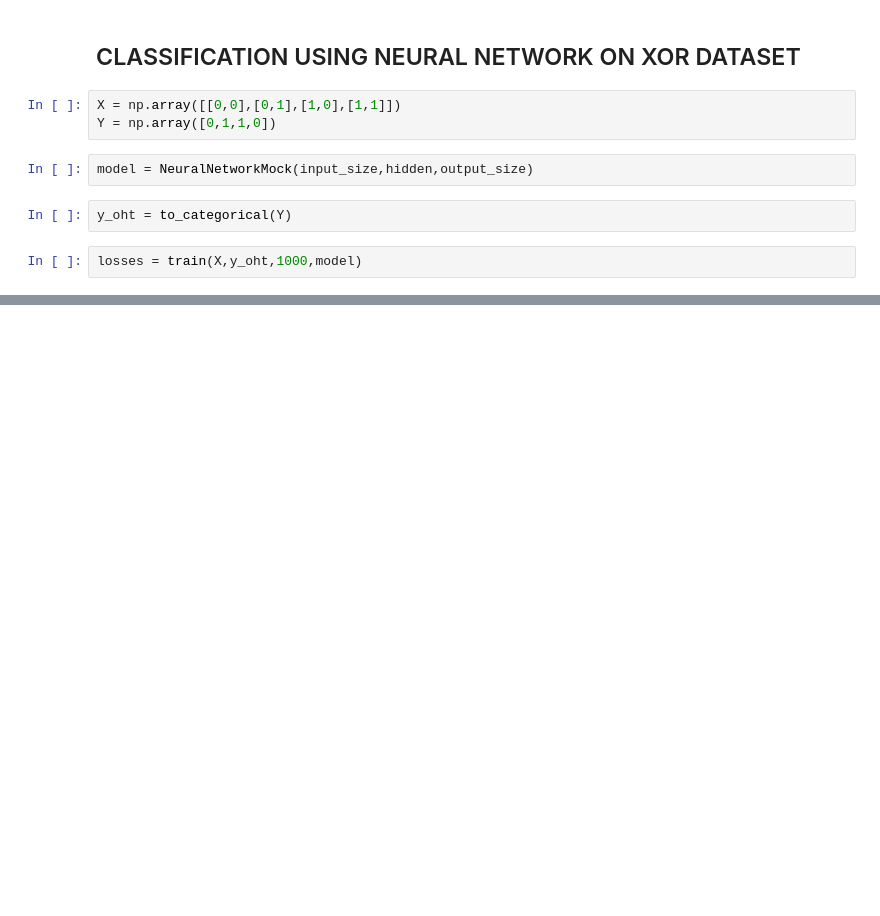
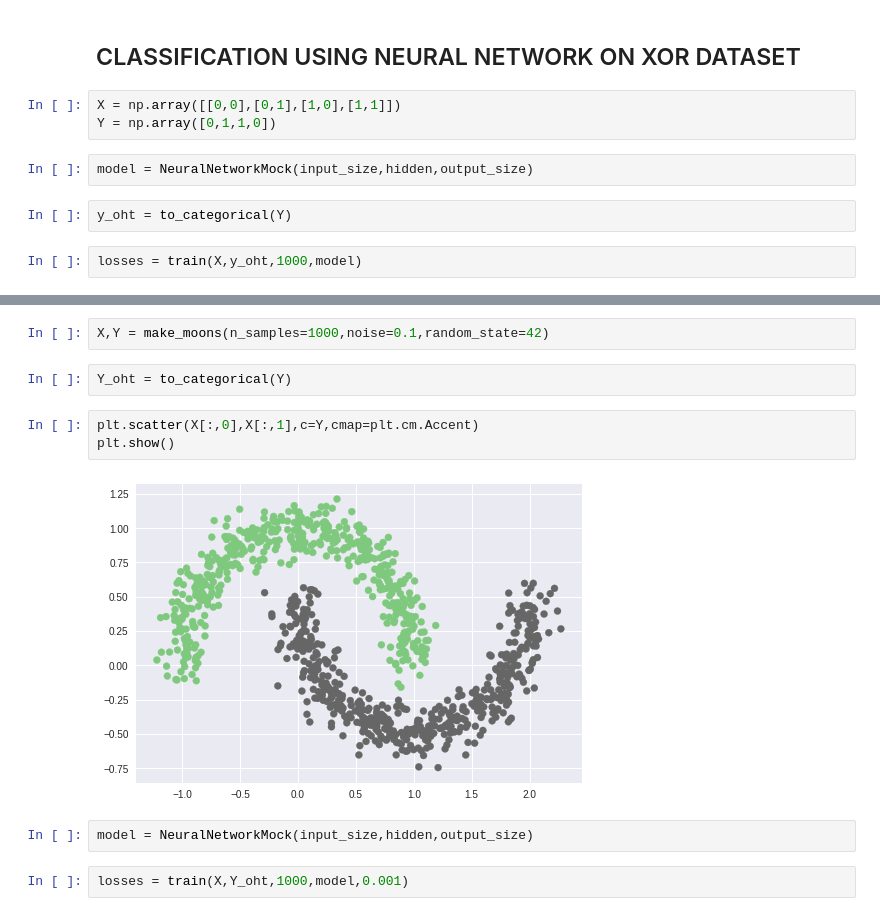
Before and after one commit to yatin9988/NeuralNetwork, a Jupyter notebook: NeuralNetworkMock.ipynb, the cells around one changed output, grey strips where cells are left out. Cells and saved outputs as stored; diff of their text form; blank space fills up the shorter version.

```diff
--- a/NeuralNetworkMock.ipynb
+++ b/NeuralNetworkMock.ipynb
@@ -149,0 +152,13 @@ plot_decision_boundary(lambda x:model.predict(x),X,Y)
+# %%
+X,Y = make_moons(n_samples=1000,noise=0.1,random_state=42)
+# %%
+Y_oht = to_categorical(Y)
+# %%
+plt.scatter(X[:,0],X[:,1],c=Y,cmap=plt.cm.Accent)
+plt.show()
+# %% [output]
+[figure, added]
+# %%
+model = NeuralNetworkMock(input_size,hidden,output_size)
+# %%
+losses = train(X,Y_oht,1000,model,0.001)
```
Also changed, not shown: parts of 14 cells of this notebook.
